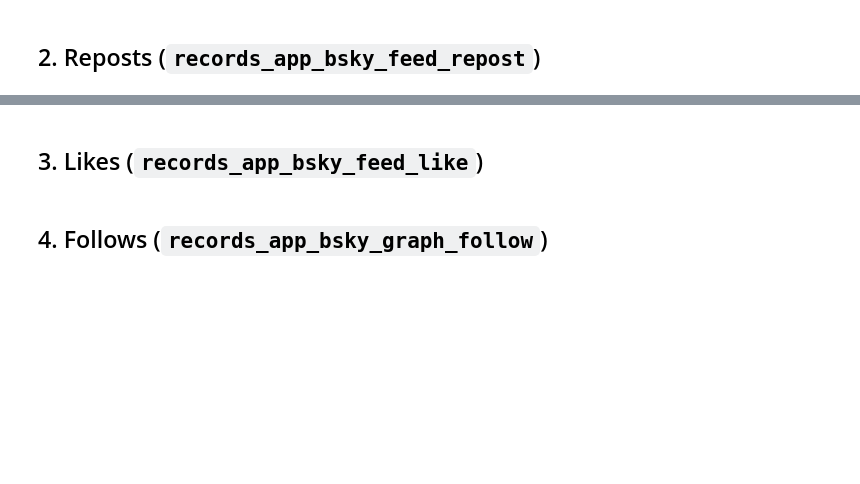
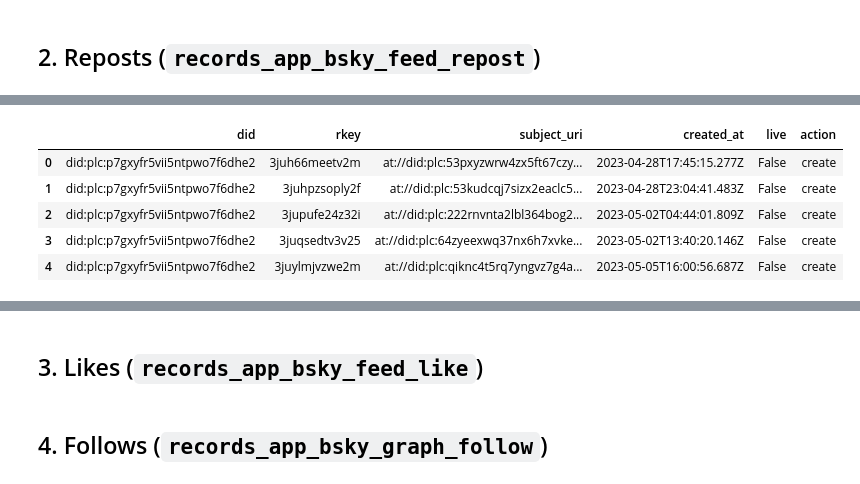
Before and after one commit to ishitajain21/Diderot-clinic, a Jupyter notebook: data_exploration/clickhouse_bluesky_tutorial.ipynb, the cells around one changed output, grey strips where cells are left out. Cells and saved outputs as stored; diff of their text form; code cells hidden in the pictures; blank space fills up the shorter version.

```diff
--- a/data_exploration/clickhouse_bluesky_tutorial.ipynb
+++ b/data_exploration/clickhouse_bluesky_tutorial.ipynb
@@ -259,0 +362,16 @@ show(
+# %%
+show(
+    f"""
+    SELECT did, rkey, subject_uri, created_at, live, action
+    FROM bluesky_ingest.records_app_bsky_feed_repost
+    WHERE did = '{aoc_did}'
+    LIMIT 5
+    """
+)
+# %% [output]
+|  | did | rkey | subject_uri | created_at | live | action |
+| 0 | did:plc:p7gxyfr5vii5ntpwo7f6dhe2 | 3juh66meetv2m | at://did:plc:53pxyzwrw4zx5ft67czy... | 2023-04-28T17:45:15.277Z | False | create |
+| 1 | did:plc:p7gxyfr5vii5ntpwo7f6dhe2 | 3juhpzsoply2f | at://did:plc:53kudcqj7sizx2eaclc5... | 2023-04-28T23:04:41.483Z | False | create |
+| 2 | did:plc:p7gxyfr5vii5ntpwo7f6dhe2 | 3jupufe24z32i | at://did:plc:222rnvnta2lbl364bog2... | 2023-05-02T04:44:01.809Z | False | create |
+| 3 | did:plc:p7gxyfr5vii5ntpwo7f6dhe2 | 3juqsedtv3v25 | at://did:plc:64zyeexwq37nx6h7xvke... | 2023-05-02T13:40:20.146Z | False | create |
+| 4 | did:plc:p7gxyfr5vii5ntpwo7f6dhe2 | 3juylmjvzwe2m | at://did:plc:qiknc4t5rq7yngvz7g4a... | 2023-05-05T16:00:56.687Z | False | create |
```
Also changed, not shown: parts of 27 cells of this notebook.
